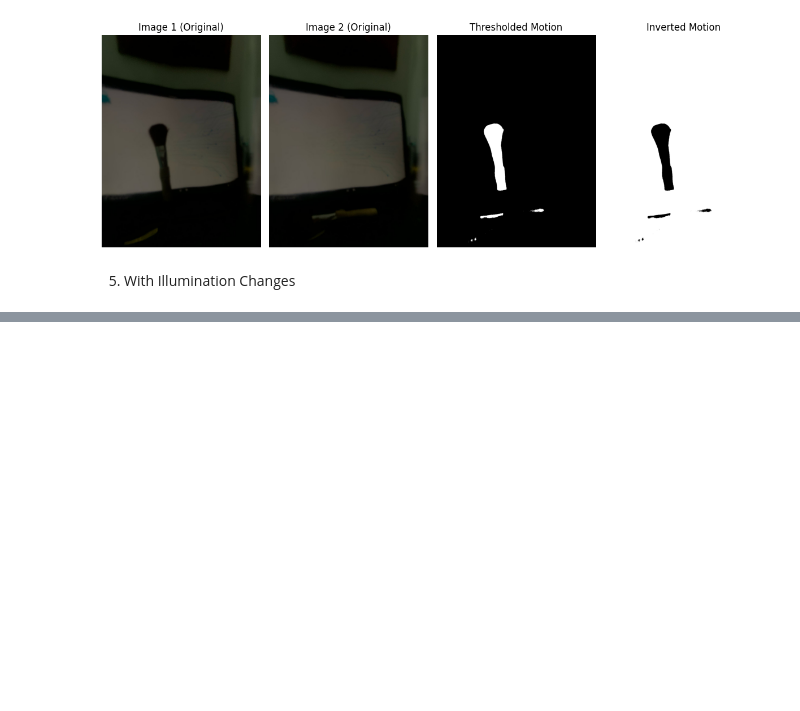
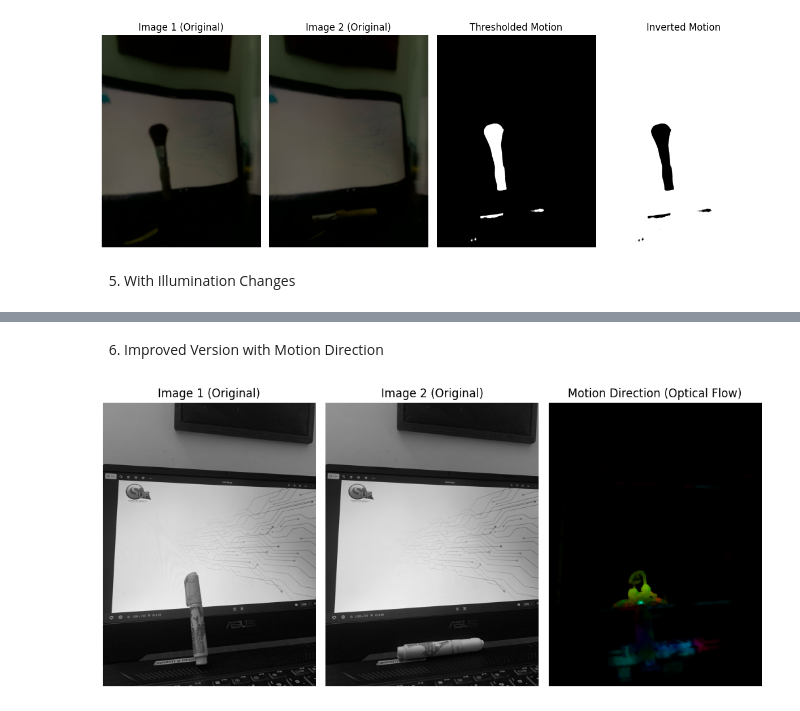
Before and after one commit to DilshanGDT/Learnings-CV, a Jupyter notebook: MotionDetection/test.ipynb, the cells around one changed output, grey strips where cells are left out. Cells and saved outputs as stored; diff of their text form; code cells hidden in the pictures; blank space fills up the shorter version.

Commit message:
motion detection with direction

```diff
--- a/MotionDetection/test.ipynb
+++ b/MotionDetection/test.ipynb
@@ -338,0 +341,58 @@ if __name__ == "__main__":
+# %% [markdown]
+6. Improved Version with Motion Direction
+# %%
+import cv2
+import numpy as np
+import matplotlib.pyplot as plt
+
+def detect_motion_direction(image1_path, image2_path):
+    # Load images in grayscale
+    img1 = cv2.imread(image1_path, cv2.IMREAD_GRAYSCALE)
+    img2 = cv2.imread(image2_path, cv2.IMREAD_GRAYSCALE)
+
+    # Compute optical flow using Farneback method
+    flow = cv2.calcOpticalFlowFarneback(img1, img2, None, 0.5, 3, 15, 3, 5, 1.2, 0)
+
+    # Compute magnitude and angle of motion
+    magnitude, angle = cv2.cartToPolar(flow[..., 0], flow[..., 1])
+
+    # Normalize magnitude for visualization
+    norm_magnitude = cv2.normalize(magnitude, None, 0, 255, cv2.NORM_MINMAX)
+
+    # Convert angle to HSV color for direction visualization
+    hsv = np.zeros((img1.shape[0], img1.shape[1], 3), dtype=np.uint8)
+    hsv[..., 0] = angle * 180 / np.pi / 2  # Hue (direction)
+    hsv[..., 1] = 255  # Saturation
+    hsv[..., 2] = cv2.normalize(magnitude, None, 0, 255, cv2.NORM_MINMAX)  # Value (magnitude)
+
+    # Convert HSV to RGB for plotting
+    motion_rgb = cv2.cvtColor(hsv, cv2.COLOR_HSV2RGB)
+
+    # Plot results
+    plt.figure(figsize=(10, 5))
+
+    plt.subplot(1, 3, 1)
+    plt.imshow(img1, cmap="gray")
+    plt.title("Image 1 (Original)")
+    plt.axis("off")
+
+    plt.subplot(1, 3, 2)
+    plt.imshow(img2, cmap="gray")
+    plt.title("Image 2 (Original)")
+    plt.axis("off")
+
+    plt.subplot(1, 3, 3)
+    plt.imshow(motion_rgb)
+    plt.title("Motion Direction (Optical Flow)")
+    plt.axis("off")
+
+    plt.tight_layout()
+    plt.show()
+
+if __name__ == "__main__":
+    # Replace with image paths
+    image1_path = "Images/mulObj.jpg"
+    image2_path = "Images/mulObjShifted.jpg"
+    detect_motion_direction(image1_path, image2_path)
+# %% [output]
+[figure, added]
```
Also changed, not shown: parts of 1 cell of this notebook.
